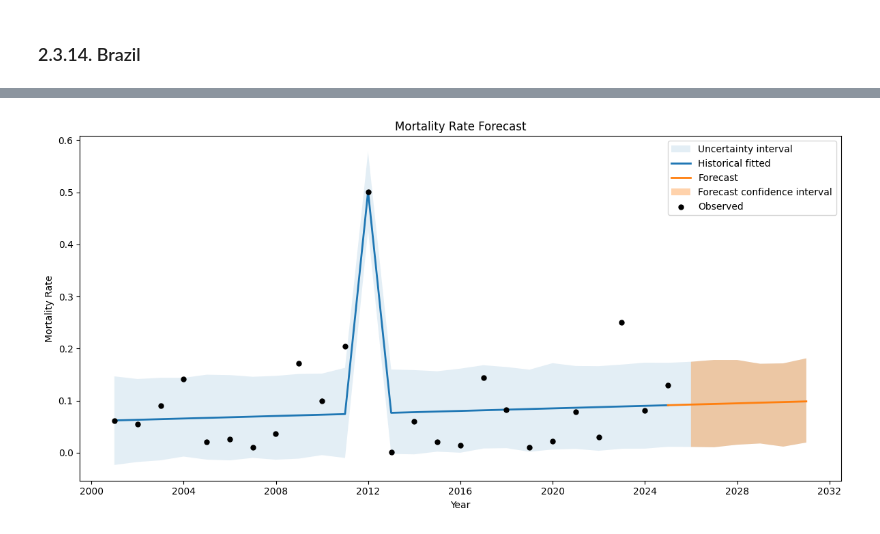
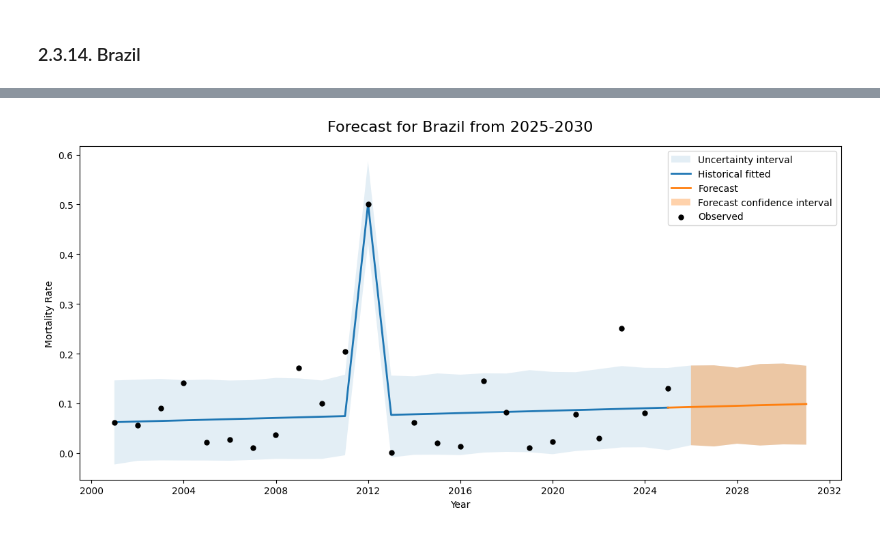
Before and after one commit to NgocMypzg/Mortality_Rate_Forecasting, a Jupyter notebook: notebook/forecast.ipynb, the cells around one changed output, grey strips where cells are left out. Cells and saved outputs as stored; diff of their text form; code cells hidden in the pictures.

```diff
--- a/notebook/forecast.ipynb
+++ b/notebook/forecast.ipynb
@@ -1130,3 +1130,3 @@ print(brazil_forecast)
 # %%
-brazil_model.plot_forecast(steps=6, holiday_years=holiday_years, **best_params)
+brazil_model.plot_forecast(steps=6, holiday_years=holiday_years, **best_params, country_name="Brazil")
 # %% [output]
@@ -1135,4 +1135,4 @@ brazil_model.plot_forecast(steps=6, holiday_years=holiday_years, **best_params)
-[figure, old version]
+[figure, new version]
 # %%
 # 1. Xử lý âm yhat_lower và in bảng
 cleaned_df = brazil_model.process_and_print_forecast(brazil_forecast)
```
Also changed, not shown: parts of 56 cells of this notebook, 2 other files.
